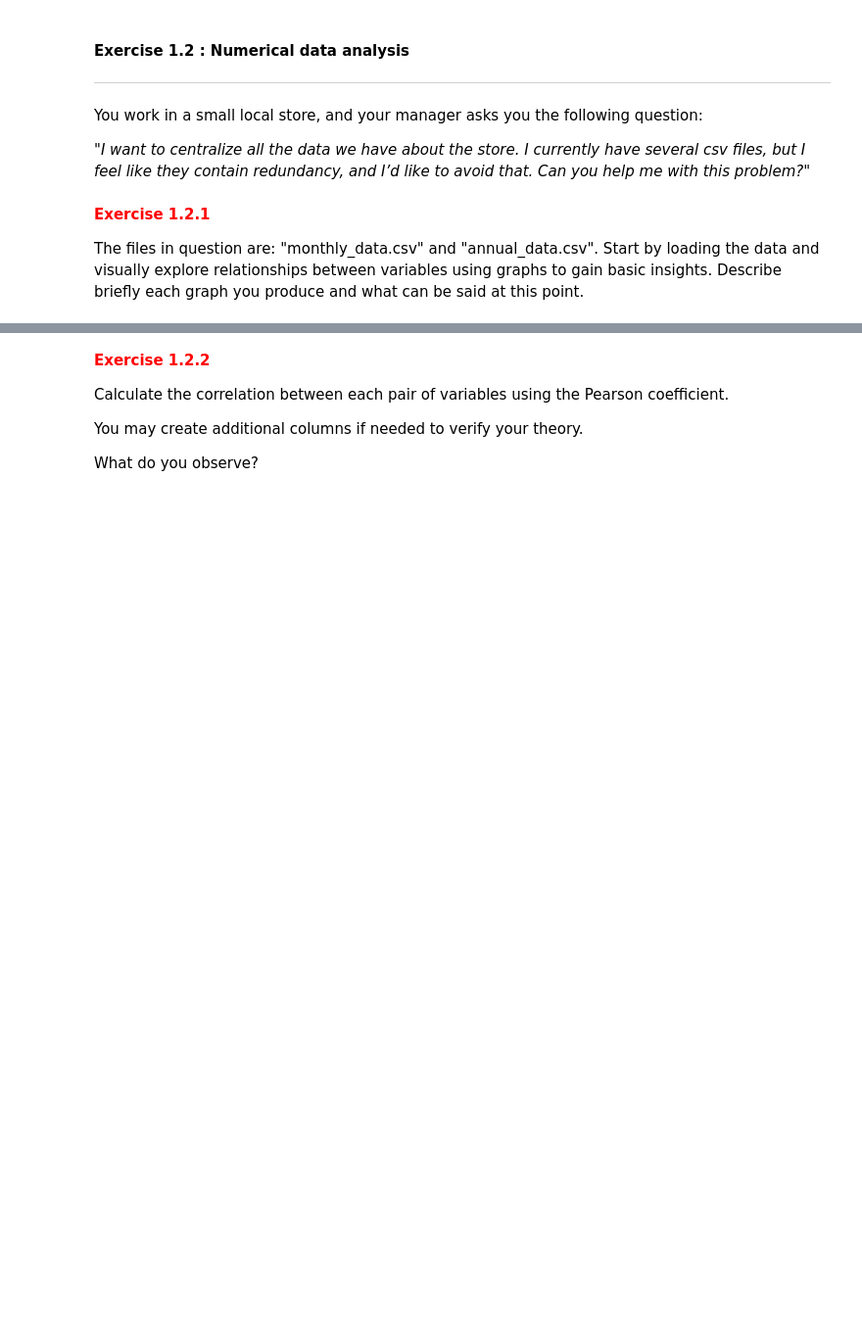
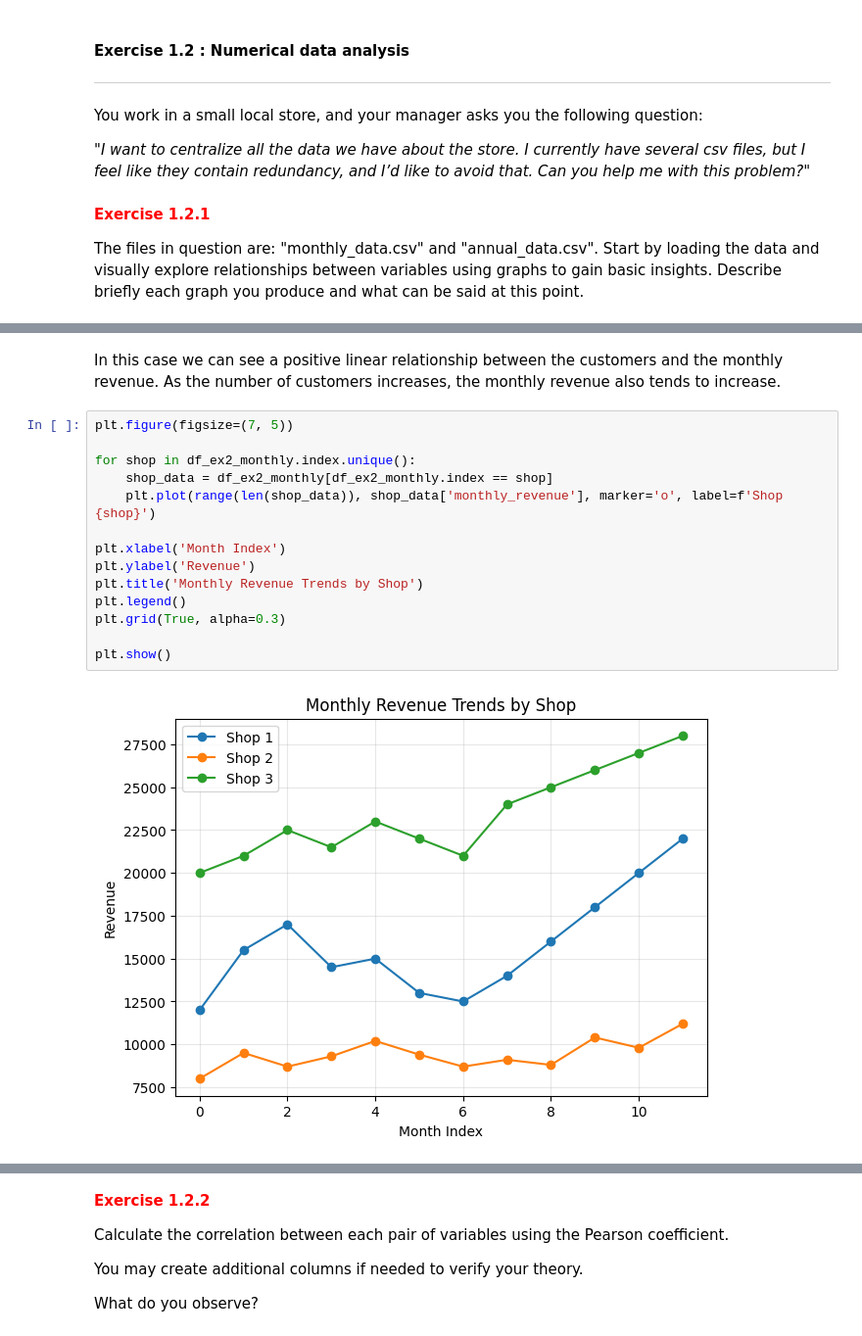
Before and after one commit to evarayHEIG/DataMgmtLab5, a Jupyter notebook: 1_Labo5_DataIntegration_Ray_Stefani.ipynb, the cells around one changed output, grey strips where cells are left out. Shown at 98% size. Drawn from its saved outputs; the diff is of its cells as text; blank space fills up the shorter version.

```diff
--- a/1_Labo5_DataIntegration_Ray_Stefani.ipynb
+++ b/1_Labo5_DataIntegration_Ray_Stefani.ipynb
@@ -87,0 +193,18 @@ The files in question are: "monthly_data.csv" and "annual_data.csv". Start by lo
+# %% [markdown]
+In this case we can see a positive linear relationship between the customers and the monthly revenue. As the number of customers increases, the monthly revenue also tends to increase.
+# %%
+plt.figure(figsize=(7, 5))
+
+for shop in df_ex2_monthly.index.unique():
+    shop_data = df_ex2_monthly[df_ex2_monthly.index == shop]
+    plt.plot(range(len(shop_data)), shop_data['monthly_revenue'], marker='o', label=f'Shop {shop}')
+
+plt.xlabel('Month Index')
+plt.ylabel('Revenue')
+plt.title('Monthly Revenue Trends by Shop')
+plt.legend()
+plt.grid(True, alpha=0.3)
+
+plt.show()
+# %% [output]
+[figure, added]
```
Also changed, not shown: parts of 38 cells of this notebook.
